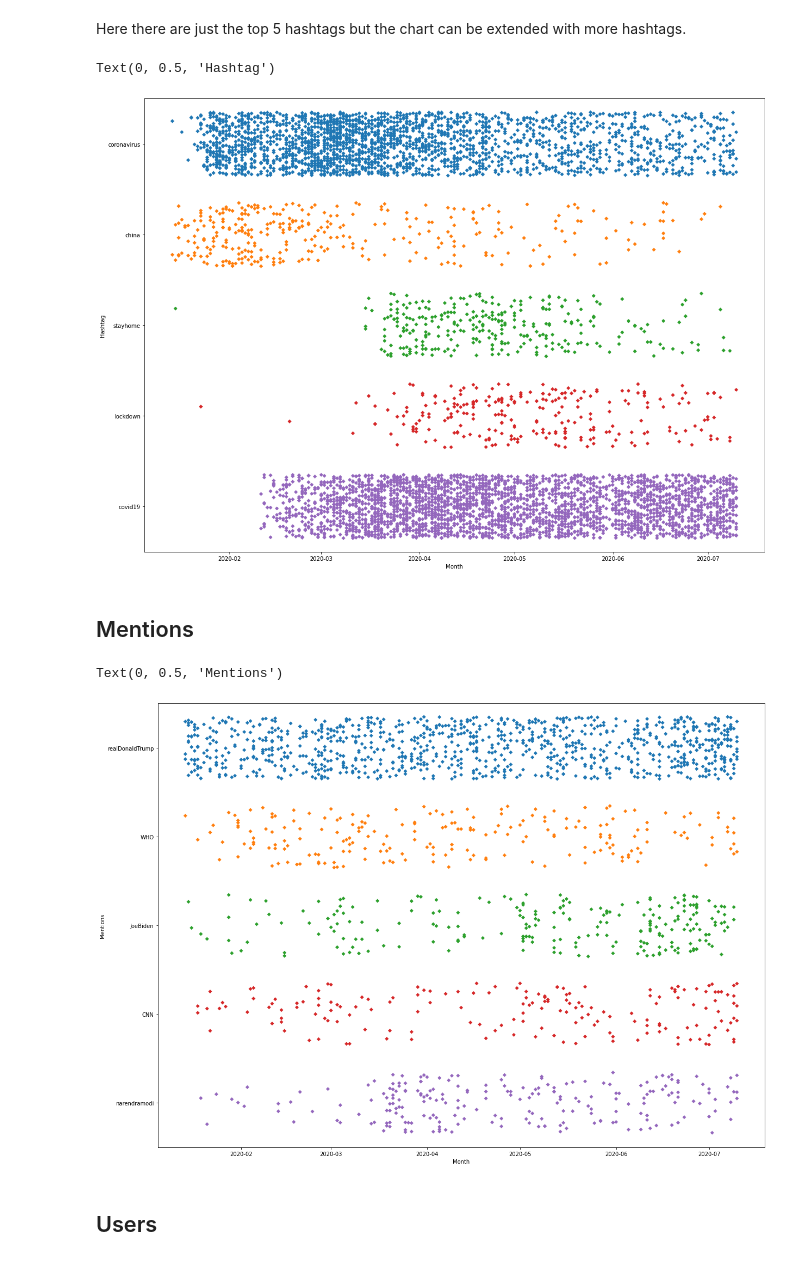
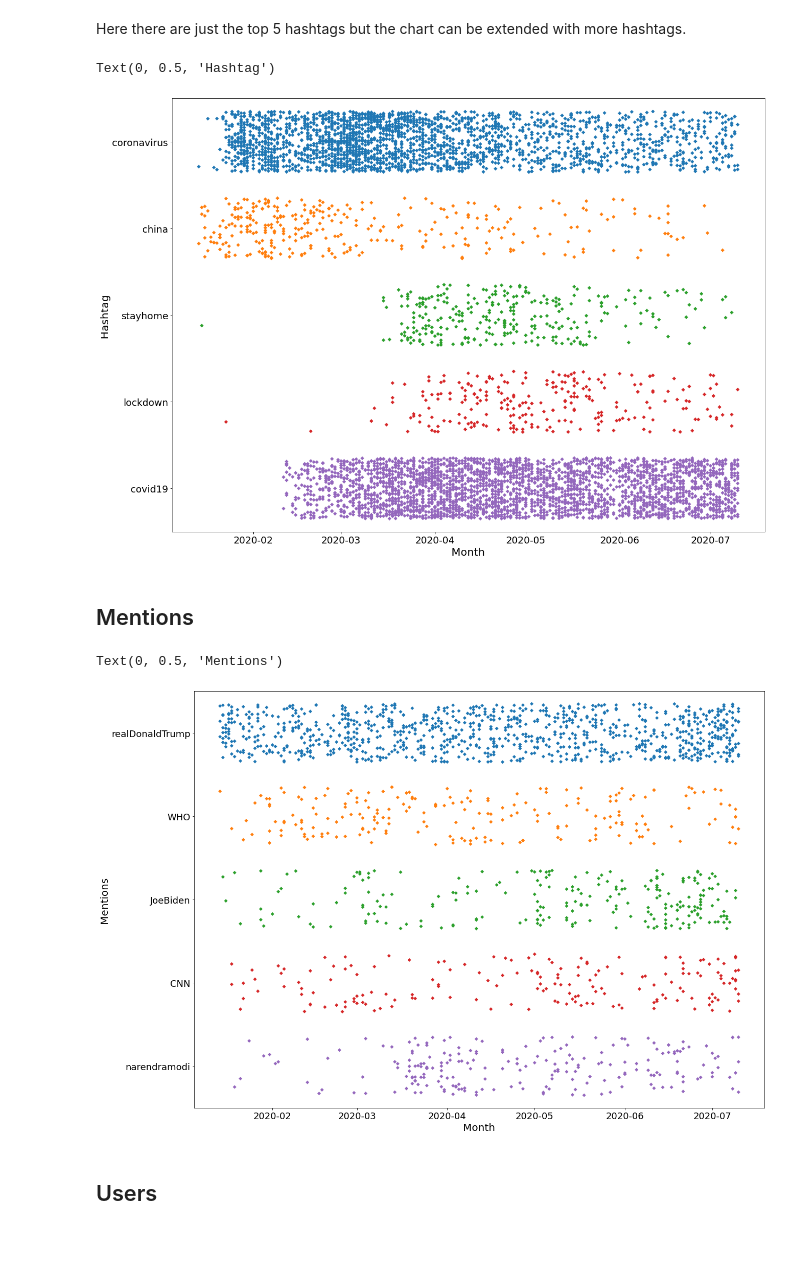
Before and after one commit to marcopedrinazzi/twitter-covid19-vis, a Jupyter notebook: generalcovid/StripPlot.ipynb, the cells around one changed output. Cells and saved outputs as stored; diff of their text form; code cells hidden in the pictures.

Commit message:
nuovi strip plot
@simonaguida leggi il readme

```diff
--- a/generalcovid/StripPlot.ipynb
+++ b/generalcovid/StripPlot.ipynb
@@ -15,6 +15,8 @@ import itertools
 import altair as alt
 from dateutil.parser import parse
 import seaborn as sns
+plt.rc('xtick',labelsize=18)
+plt.rc('ytick',labelsize=18)
 # %%
 data = []
 with open('dataset/general_result_translated_full.json', 'r') as f:
@@ -58,11 +60,11 @@ plt.figure(figsize=(20,15))
 ax = sns.stripplot(x="Date", y="Hashtag", data=df, jitter=0.35, orient='h', marker="D")
 #print(np.linspace(0,213,8)[:-1])
 #plt.xticks(np.linspace(0,213,8)[:-1], ('Jan', 'Feb','Mar','Apr','May','Jun','Jul'))
-plt.xlabel("Month")
-plt.ylabel("Hashtag")
+plt.xlabel("Month",fontsize=20)
+plt.ylabel("Hashtag",fontsize=20)
 # %% [output]
 Text(0, 0.5, 'Hashtag')
-[figure, old version]
+[figure, new version]
 # %% [markdown]
 ## Mentions
 # %%
@@ -94,12 +96,12 @@ df_mentions['Date']= pd.to_datetime(df_mentions['Date'])
 # %%
 plt.figure(figsize=(20,15))
 ax = sns.stripplot(x="Date", y="Mentions", data=df_mentions, jitter=0.35, orient='h', marker="D")
 #print(np.linspace(0,213,8)[:-1])
 #plt.xticks(np.linspace(0,213,8)[:-1], ('Jan', 'Feb','Mar','Apr','May','Jun','Jul'))
-plt.xlabel("Month")
-plt.ylabel("Mentions")
+plt.xlabel("Month",fontsize=20)
+plt.ylabel("Mentions",fontsize=20)
 # %% [output]
 Text(0, 0.5, 'Mentions')
-[figure, old version]
+[figure, new version]
 # %% [markdown]
 ## Users
```
Also changed, not shown: parts of 5 cells of this notebook, 2 other files.
